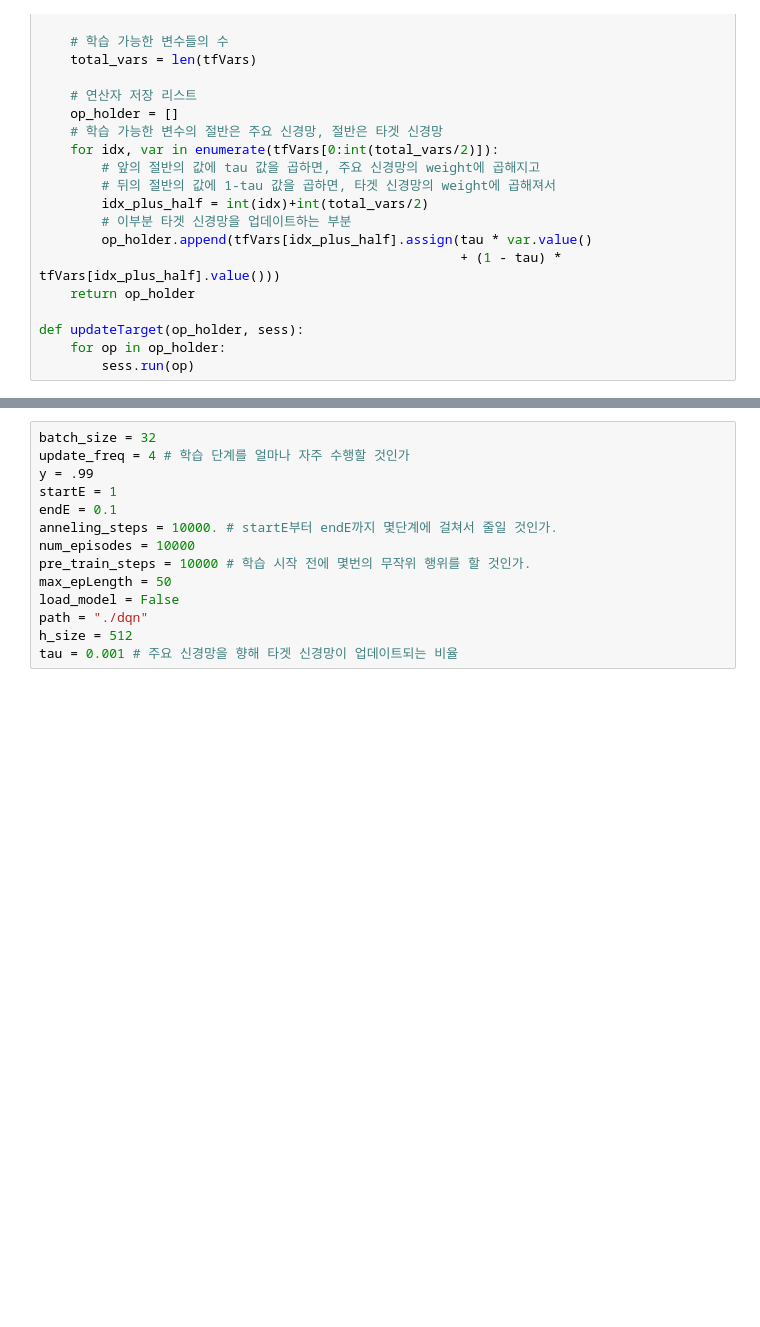
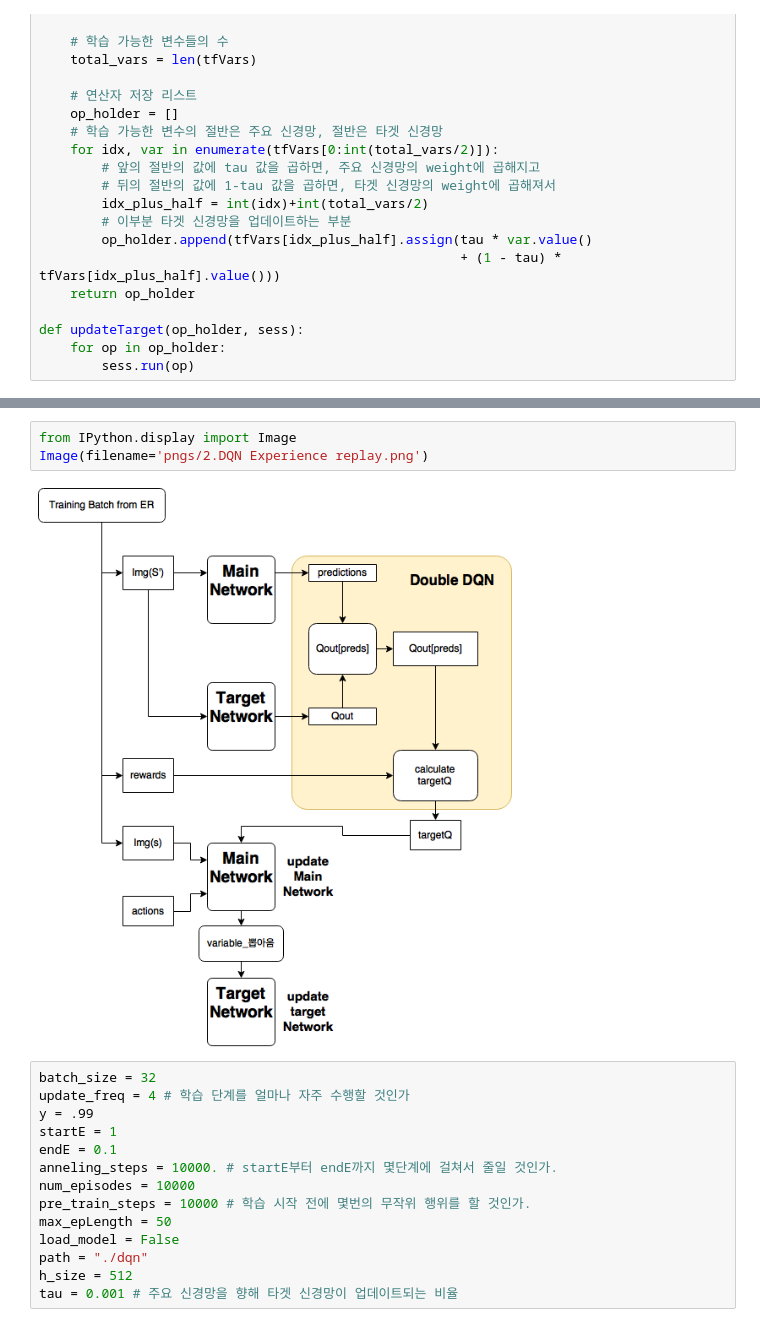
Before and after one commit to Hulk89/Reinforcement_Learning, a Jupyter notebook: 5.DQN.ipynb, the cells around one changed output, grey strips where cells are left out. Saved outputs shown, nothing was run; the diff lists cells and outputs as text; blank space fills up the shorter version.

```diff
--- a/5.DQN.ipynb
+++ b/5.DQN.ipynb
@@ -196,3 +215,8 @@ def updateTarget(op_holder, sess):
+# %%
+from IPython.display import Image
+Image(filename='pngs/2.DQN Experience replay.png')
+# %% [output]
+[figure, added]
 # %%
 batch_size = 32
 update_freq = 4 # 학습 단계를 얼마나 자주 수행할 것인가
```
Also changed, not shown: parts of 7 cells of this notebook.
